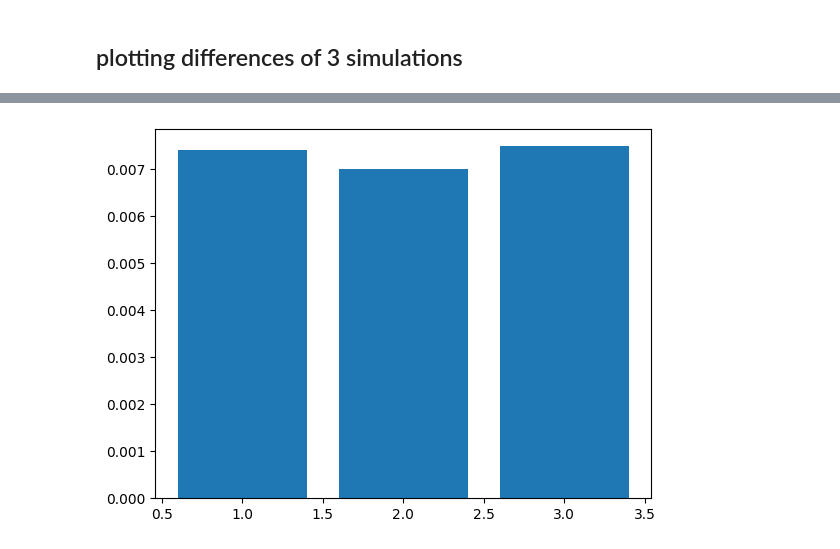
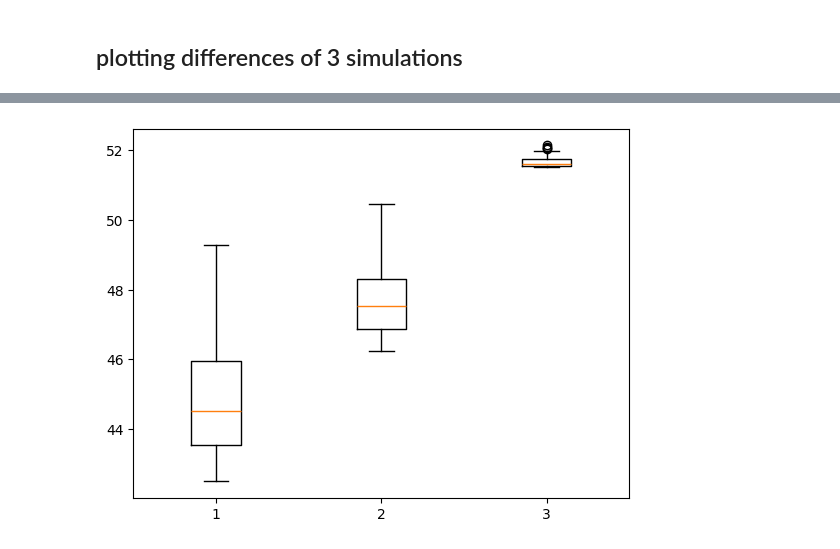
Before and after one commit to Nuwa13/Project_Python_Programming_in_Energy_Science, a Jupyter notebook: test_file_task_4and5.ipynb, the cells around one changed output, grey strips where cells are left out. Drawn from its saved outputs; the diff is of its cells as text; code cells hidden in the pictures.

Commit message:
edited plots to show std over turbine yield in comparison for 3 simulations

```diff
--- a/test_file_task_4and5.ipynb
+++ b/test_file_task_4and5.ipynb
@@ -188,12 +194,10 @@ plt.show()
 # %%
-# compare values for single turbine
-Turbine_ID = 'T80'
-compare_single_turbine_stats = pd.DataFrame([turbine_stats3.loc[Turbine_ID], turbine_stats2.loc[Turbine_ID],turbine_stats1.loc[Turbine_ID]])
-
-# share of choosen turbine from total yield
-single_tubine_energy_contribution = compare_single_turbine_stats.iloc[:,1]/[summary3['annual_yield_GWh'],summary2['annual_yield_GWh'],summary1['annual_yield_GWh']]
-
-plt.bar([3,2,1],single_tubine_energy_contribution)
+# compare standard deviation in yield over all turbines
+std_1 = turbine_stats1['Net Yield     [GWh]'].std()
+std_2 = turbine_stats2['Net Yield     [GWh]'].std()
+std_3 = turbine_stats3['Net Yield     [GWh]'].std()
+plt.boxplot([turbine_stats1['Net Yield     [GWh]'],turbine_stats2['Net Yield     [GWh]'],turbine_stats3['Net Yield     [GWh]']])
+#plt.bar([1,2,3],[std_1,std_2,std_3])
 plt.show()
 # %% [output]
-[figure, old version]
+[figure, new version]
```
Also changed, not shown: parts of 4 cells of this notebook.
